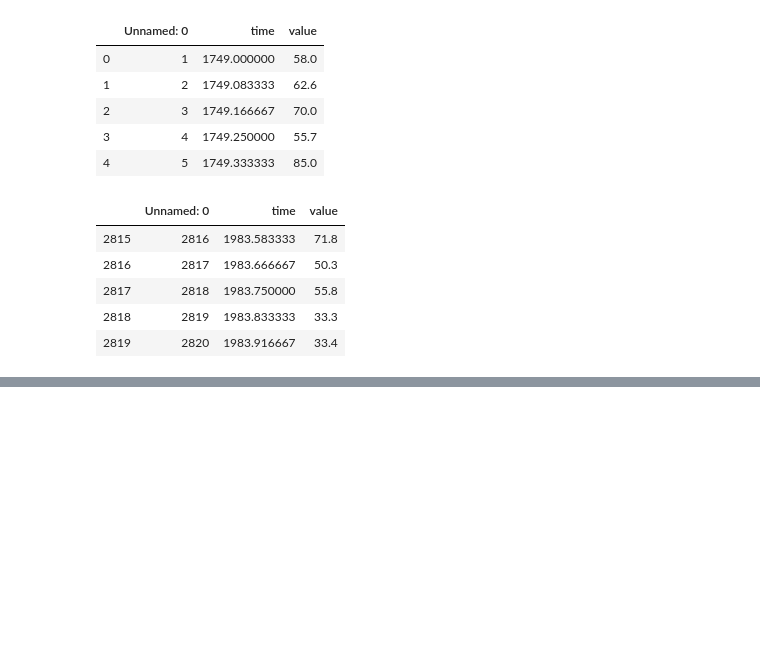
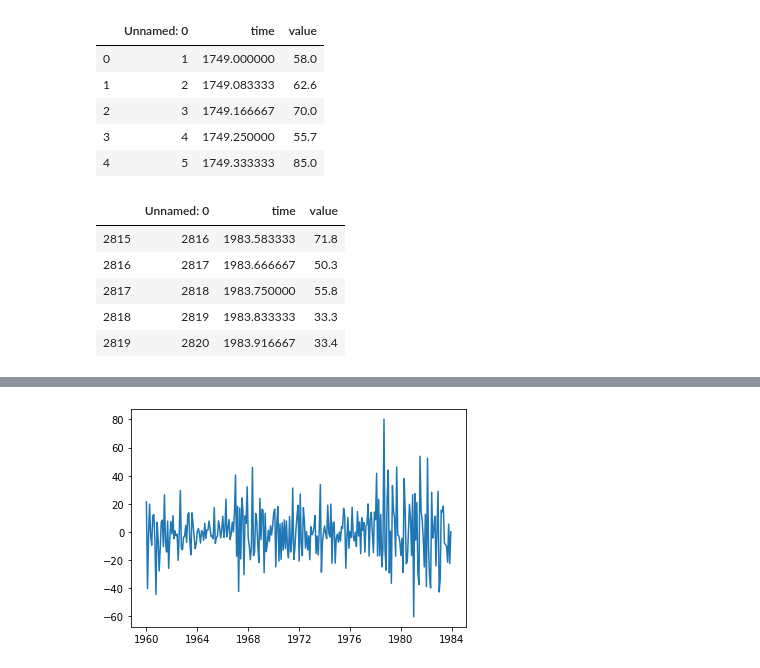
Before and after one commit to damiansp/TS, a Jupyter notebook: coursera/sequencesTSAndPrediction/01_intro_to_TS/01_sequences_and_prediction.py.ipynb, the cells around one changed output, grey strips where cells are left out. Saved outputs shown, nothing was run; the diff lists cells and outputs as text; code cells hidden in the pictures; blank space fills up the shorter version.

```diff
--- a/coursera/sequencesTSAndPrediction/01_intro_to_TS/01_sequences_and_prediction.py.ipynb
+++ b/coursera/sequencesTSAndPrediction/01_intro_to_TS/01_sequences_and_prediction.py.ipynb
@@ -234,0 +263,6 @@ df.tail()
+# %%
+df['monthly_diff'] = df.value.diff()
+# %%
+plt.plot(df[pd.to_datetime('1960-01-01'):].monthly_diff);
+# %% [output]
+[figure, added]
```
Also changed, not shown: parts of 20 cells of this notebook.
